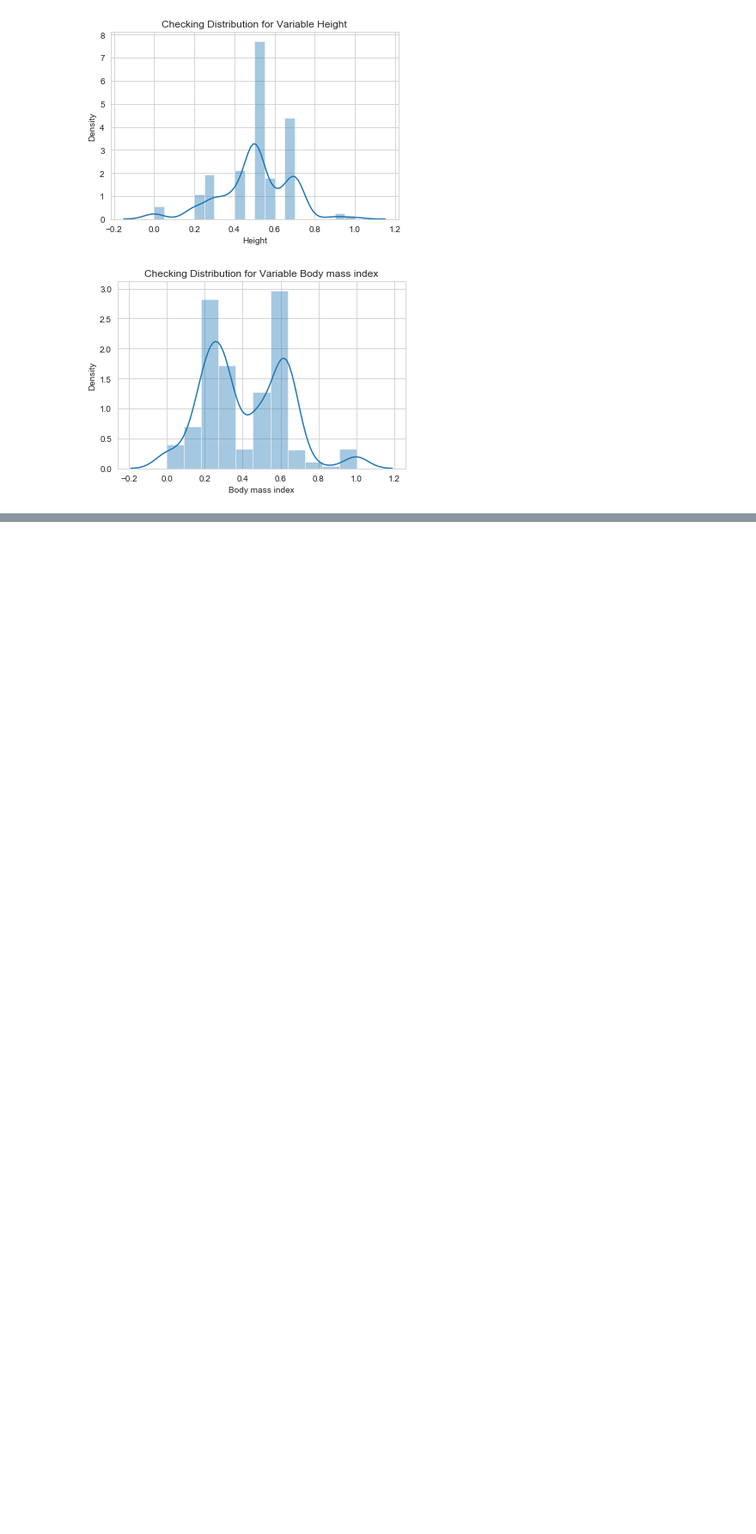
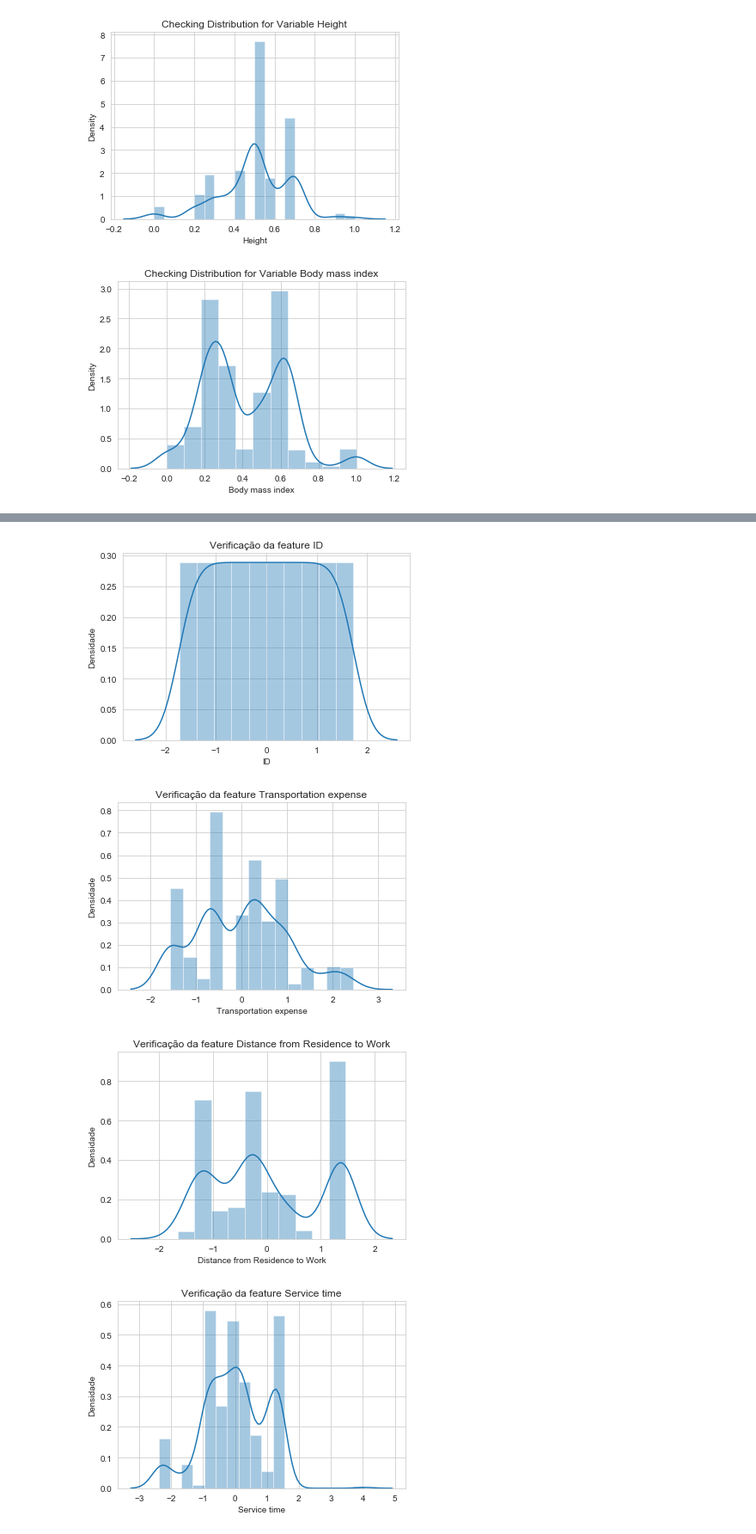
Before and after one commit to MelhorQueSVN/AEC, a Jupyter notebook: TP2/TP2.ipynb, the cells around one changed output, grey strips where cells are left out. Shown at 86% size. Saved outputs shown, nothing was run; the diff lists cells and outputs as text; code cells hidden in the pictures; blank space fills up the shorter version.

```diff
--- a/TP2/TP2.ipynb
+++ b/TP2/TP2.ipynb
@@ -419,0 +420,5 @@ The label function will be deprecated in a future version. Use Tick.label1 inste
+# %%
+# Removemos o BMI
+train = train.drop(["Body mass index"],axis=1)
+# %%
+numerical.remove("Body mass index")
@@ -445,8 +467,8 @@ for i in numerical:
 # Após a normalização dos dados
 for i in numerical:
     sns.distplot(train[i],bins = 'auto')
-    plt.title("Checking Distribution for Variable "+str(i))
-    plt.ylabel("Density")
+    plt.title("Verificação da feature "+str(i))
+    plt.ylabel("Densidade")
     plt.show()
 # %% [output]
 [figure]
@@ -461,3 +483,7 @@ for i in numerical:
 [figure]
 [figure]
 [figure]
+# %%
+# Standartização dos dados
+for i in numerical:
+    train[i] = preprocessing.scale(np.array(train[i]))
@@ -463,0 +510,12 @@ for i in numerical:
+# %%
+# Distribuição
+for i in numerical:
+    sns.distplot(train[i],bins = 'auto')
+    plt.title("Verificação da feature "+str(i))
+    plt.ylabel("Densidade")
+    plt.show()
+# %% [output]
+[figure, added]
+[figure, added]
+[figure, added]
+[figure, added]
```
Also changed, not shown: parts of 36 cells of this notebook.
